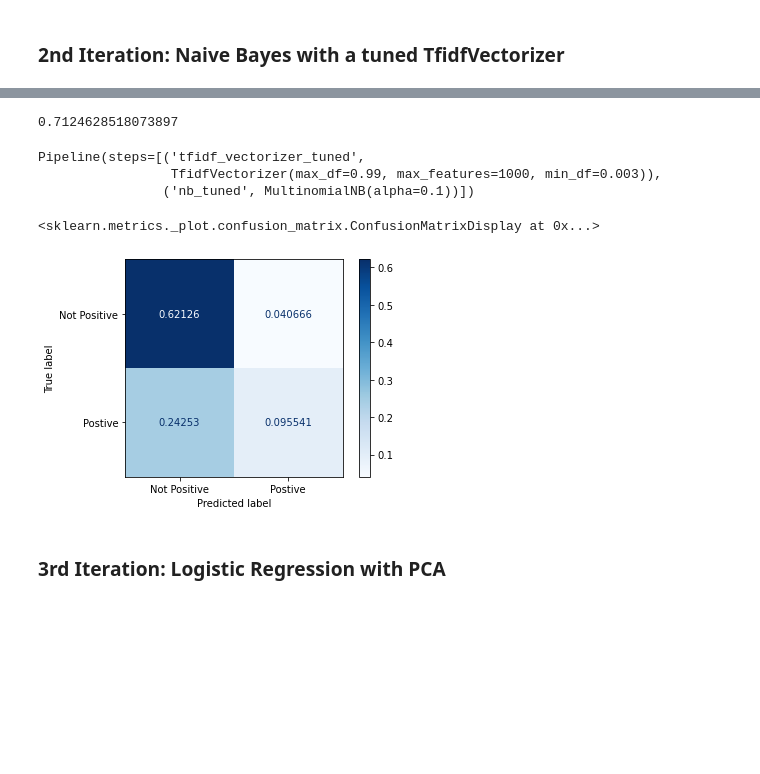
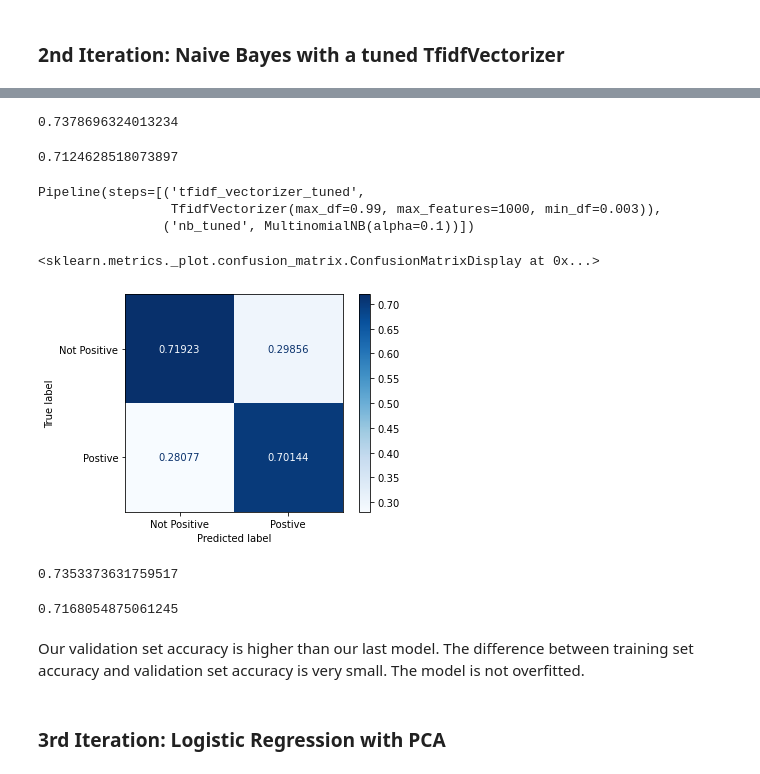
Before and after one commit to ElyLin/SentimentAnalysisProject, a Jupyter notebook: SentimentAnalysis.ipynb, the cells around one changed output, grey strips where cells are left out. Cells and saved outputs as stored; diff of their text form; code cells hidden in the pictures; blank space fills up the shorter version.

```diff
--- a/SentimentAnalysis.ipynb
+++ b/SentimentAnalysis.ipynb
@@ -736,4 +775,9 @@ cv_nb_tuned
  'train_recall': array([0.2979798 , 0.31798107, 0.26876972, 0.31167192, 0.28391167]),
  'test_roc_auc': array([0.71212992, 0.67295692, 0.68672687, 0.67799066, 0.67756216]),
  'train_roc_auc': array([0.76357295, 0.77033338, 0.76427321, 0.7672572 , 0.7678182 ])}
+# %%
+#Get mean accuracy for train
+cv_nb_tuned['train_accuracy'].mean()
+# %% [output]
+0.7378696324013234
 # %%
@@ -741,18 +785,30 @@ cv_nb_tuned
 cv_nb_tuned['test_accuracy'].mean()
 # %% [output]
 0.7124628518073897
+# %%
+#fit tuned naive bayes on training data
+pipe_nb_tuned.fit(X_train["Tweet"], y_train)
+# %% [output]
+Pipeline(steps=[('tfidf_vectorizer_tuned',
+                 TfidfVectorizer(max_df=0.99, max_features=1000, min_df=0.003)),
+                ('nb_tuned', MultinomialNB(alpha=0.1))])
+# %%
+# plot confusion matrix that shows the precision score
+plot_confusion_matrix(pipe_nb_tuned, X_val["Tweet"], y_val, values_format='.5g', cmap=plt.cm.Blues,
+                      display_labels=["Not Positive", "Postive"], normalize = "pred")
+# %% [output]
+<sklearn.metrics._plot.confusion_matrix.ConfusionMatrixDisplay at 0x...>
+[figure, added]
 # %%
-pipe_nb_tuned.fit(X_train["Tweet"], y_train)
+pipe_nb_tuned.score(X_train['Tweet'],y_train)
 # %% [output]
-Pipeline(steps=[('tfidf_vectorizer_tuned',
-                 TfidfVectorizer(max_df=0.99, max_features=1000, min_df=0.003)),
-                ('nb_tuned', MultinomialNB(alpha=0.1))])
+0.7353373631759517
-# %%
-plot_confusion_matrix(pipe_nb_tuned, X_val["Tweet"], y_val, values_format='.5g', cmap=plt.cm.Blues,
-                      display_labels=["Not Positive", "Postive"], normalize = "all")
-# %% [output]
-<sklearn.metrics._plot.confusion_matrix.ConfusionMatrixDisplay at 0x...>
-[figure, removed]
+# %%
+pipe_nb_tuned.score(X_val['Tweet'],y_val)
+# %% [output]
+0.7168054875061245
+# %% [markdown]
+Our validation set accuracy is higher than our last model. The difference between training set accuracy and validation set accuracy is very small. The model is not overfitted.
 # %% [markdown]
 ### 3rd Iteration: Logistic Regression with PCA
 # %%
```
Also changed, not shown: parts of 61 cells of this notebook.
